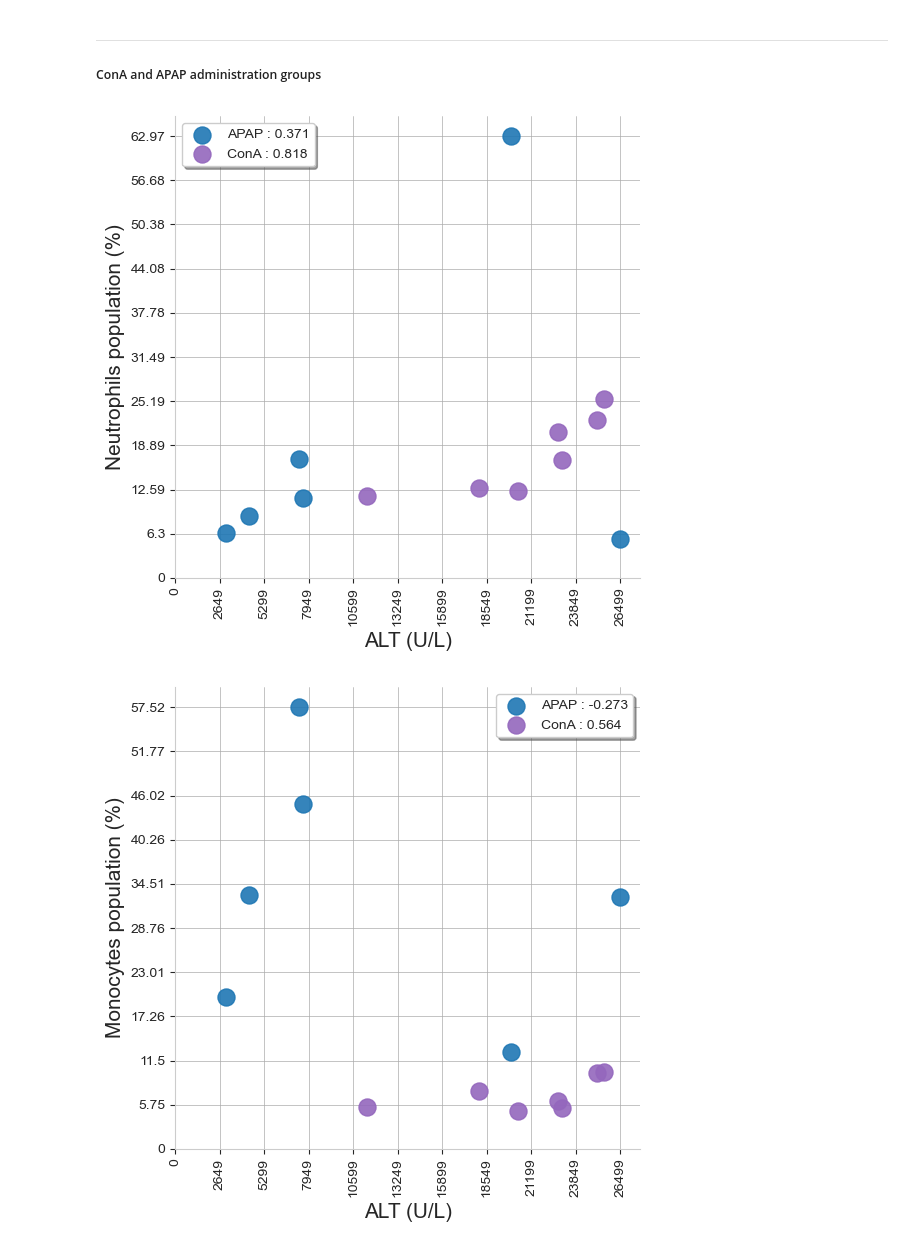
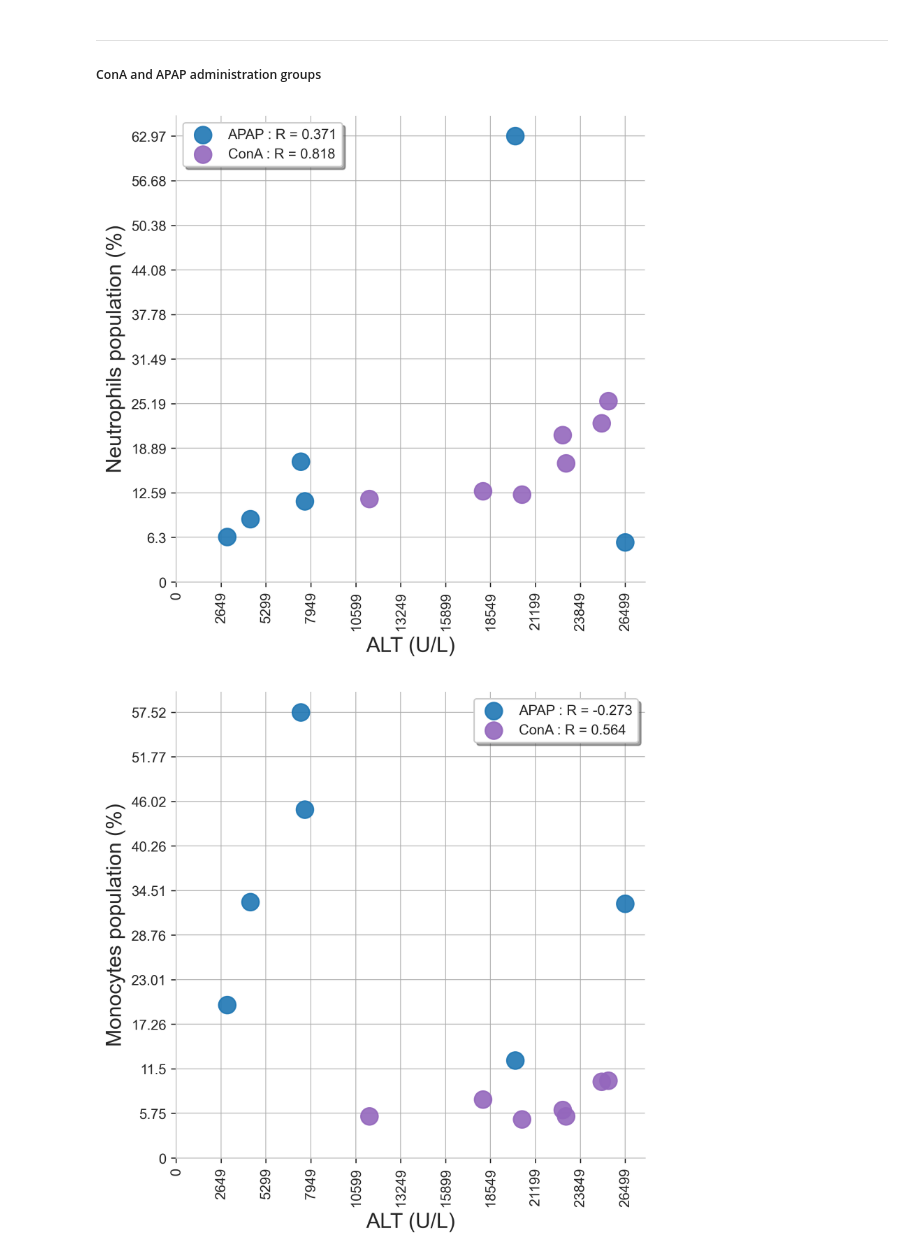
Before and after one commit to mizuno-group/LiverDeconv, a Jupyter notebook: _Figures/Figure_1/fig1_biochemistry_summary.ipynb, the cells around one changed output. Saved outputs shown, nothing was run; the diff lists cells and outputs as text; code cells hidden in the pictures.

```diff
--- a/_Figures/Figure_1/fig1_biochemistry_summary.ipynb
+++ b/_Figures/Figure_1/fig1_biochemistry_summary.ipynb
@@ -71,6 +71,7 @@ plot_multi(data=bb_values,names=comp_list,value="TBIL (mg/dL)",log_scale=False)
 ***
 ##### Blood biochemistry value and immune response
 # %%
+dpi = 300
 #%% blood biochemistry and immune correlation
 bb_df = pd.read_csv('C:/github/LiverDeconv/Data/input/blood_biochemistry_values.csv',index_col=0)
 bb_df.index = bb_df['Name'].tolist()
@@ -125,7 +126,7 @@ def plot_value_corr(deconv_df,val_df,dec_name=["CD4","CD8"],val_name=["abT"],sor
         res2_norm = [t/norm_y_max for t in res2]
         tmp_cor = round(np.corrcoef(res1_norm,res2_norm)[0][1],3)
 
-        plt.scatter(res1_norm,res2_norm,label=d+" : "+str(tmp_cor),alpha=0.9,s=70)
+        plt.scatter(res1_norm,res2_norm,label=d+" : R = "+str(tmp_cor),alpha=0.9,s=70)
 
         if min(res1)<dec_min:
             dec_min = min(res1)
@@ -152,8 +153,8 @@ def plot_value_corr(deconv_df,val_df,dec_name=["CD4","CD8"],val_name=["abT"],sor
 
     return
 
-plot_value_corr(deconv_df=bb_df, val_df=facs_target, dec_name=["ALT"],val_name=["Neutrophil"],sort_index=[],xname="ALT (U/L)",yname='Neutrophils population (%)',sep=True,title="",dpi=100)
-plot_value_corr(deconv_df=bb_df, val_df=facs_target, dec_name=["ALT"],val_name=["Monocyte"],sort_index=[],xname="ALT (U/L)",yname='Monocytes population (%)',sep=True,title="",dpi=100)
-plot_value_corr(deconv_df=bb_df, val_df=facs_target, dec_name=["ALT"],val_name=["Eosinophil"],sort_index=[],xname="ALT (U/L)",yname='Eosinophils population (%)',sep=True,title="",dpi=100)
-plot_value_corr(deconv_df=bb_df, val_df=facs_target, dec_name=["ALT"],val_name=["NK"],sort_index=[],xname="ALT (U/L)",yname='NK cells population (%)',sep=True,title="",dpi=100)
+plot_value_corr(deconv_df=bb_df, val_df=facs_target, dec_name=["ALT"],val_name=["Neutrophil"],sort_index=[],xname="ALT (U/L)",yname='Neutrophils population (%)',sep=True,title="",dpi=dpi)
+plot_value_corr(deconv_df=bb_df, val_df=facs_target, dec_name=["ALT"],val_name=["Monocyte"],sort_index=[],xname="ALT (U/L)",yname='Monocytes population (%)',sep=True,title="",dpi=dpi)
+plot_value_corr(deconv_df=bb_df, val_df=facs_target, dec_name=["ALT"],val_name=["Eosinophil"],sort_index=[],xname="ALT (U/L)",yname='Eosinophils population (%)',sep=True,title="",dpi=dpi)
+plot_value_corr(deconv_df=bb_df, val_df=facs_target, dec_name=["ALT"],val_name=["NK"],sort_index=[],xname="ALT (U/L)",yname='NK cells population (%)',sep=True,title="",dpi=dpi)
 # %% [output]
@@ -165,6 +166,7 @@ plot_value_corr(deconv_df=bb_df, val_df=facs_target, dec_name=["ALT"],val_name=[
 ***
 ##### ConA and APAP administration groups
 # %%
+dpi = 300
 #%% ConA and APAP (large variance)
 bb_df = pd.read_csv('C:/github/LiverDeconv/Data/input/blood_biochemistry_values.csv',index_col=0)
 bb_df.index = bb_df['Name'].tolist()
@@ -221,42 +223,42 @@ def plot_value_corr(deconv_df,val_df,dec_name=["CD4","CD8"],val_name=["abT"],sor
         res2_norm = [t/norm_y_max for t in res2]
         tmp_cor = round(np.corrcoef(res1_norm,res2_norm)[0][1],3)
 
-        plt.scatter(res1_norm,res2_norm,label=d+" : "+str(tmp_cor),alpha=0.9,s=150,c=color_list[i])
+        plt.scatter(res1_norm,res2_norm,label=d+" : R = "+str(tmp_cor),alpha=0.9,s=150,c=color_list[i])
 
         if min(res1)<dec_min:
             dec_min = min(res1)
         if max(res1)>dec_max:
             dec_max = max(res1)
 
     #plt.plot([dec_min,dec_max],[dec_min,dec_max],linewidth=2,color='black',linestyle='dashed',zorder=-1)
 
     #plt.text(0.3,0.05,'Cor = {}'.format(str(round(total_cor,3))), transform=ax.transAxes, fontsize=15)
 
     plt.legend(shadow=True)
     plt.xticks([0]+[0.1*i for i in range(1,11)],[str(0)]+[str(int(0.1*i*norm_x_max)) for i in range(1,11)],rotation=90)
     plt.yticks([0]+[0.1*i for i in range(1,11)],[str(0)]+[str(round(10*i*norm_y_max,2)) for i in range(1,11)])
     plt.xlabel(xname,fontsize=15)
     plt.ylabel(yname,fontsize=15)
     plt.gca().spines['right'].set_visible(False)
     plt.gca().spines['top'].set_visible(False)
     plt.gca().yaxis.set_ticks_position('left')
     plt.gca().xaxis.set_ticks_position('bottom')
     ax.set_axisbelow(True)
     ax.grid(color="#ababab",linewidth=0.5)
     plt.title(title,fontsize=15)
     plt.show()
 
     return
 
-plot_value_corr(deconv_df=bb_df, val_df=facs_target, dec_name=["ALT"],val_name=["Neutrophil"],sort_index=[],xname="ALT (U/L)",yname='Neutrophils population (%)',sep=True,title="",dpi=100)
-plot_value_corr(deconv_df=bb_df, val_df=facs_target, dec_name=["ALT"],val_name=["Monocyte"],sort_index=[],xname="ALT (U/L)",yname='Monocytes population (%)',sep=True,title="",dpi=100)
-plot_value_corr(deconv_df=bb_df, val_df=facs_target, dec_name=["ALT"],val_name=["Eosinophil"],sort_index=[],xname="ALT (U/L)",yname='Eosinophils population (%)',sep=True,title="",dpi=100)
-plot_value_corr(deconv_df=bb_df, val_df=facs_target, dec_name=["ALT"],val_name=["NK"],sort_index=[],xname="ALT (U/L)",yname='NK cells population (%)',sep=True,title="",dpi=100)
+plot_value_corr(deconv_df=bb_df, val_df=facs_target, dec_name=["ALT"],val_name=["Neutrophil"],sort_index=[],xname="ALT (U/L)",yname='Neutrophils population (%)',sep=True,title="",dpi=dpi)
+plot_value_corr(deconv_df=bb_df, val_df=facs_target, dec_name=["ALT"],val_name=["Monocyte"],sort_index=[],xname="ALT (U/L)",yname='Monocytes population (%)',sep=True,title="",dpi=dpi)
+plot_value_corr(deconv_df=bb_df, val_df=facs_target, dec_name=["ALT"],val_name=["Eosinophil"],sort_index=[],xname="ALT (U/L)",yname='Eosinophils population (%)',sep=True,title="",dpi=dpi)
+plot_value_corr(deconv_df=bb_df, val_df=facs_target, dec_name=["ALT"],val_name=["NK"],sort_index=[],xname="ALT (U/L)",yname='NK cells population (%)',sep=True,title="",dpi=dpi)
 
-plot_value_corr(deconv_df=bb_df, val_df=facs_target, dec_name=["AST"],val_name=["Neutrophil"],sort_index=[],xname="AST (U/L)",yname='Neutrophils population (%)',sep=True,title="",dpi=100)
-plot_value_corr(deconv_df=bb_df, val_df=facs_target, dec_name=["AST"],val_name=["Monocyte"],sort_index=[],xname="AST (U/L)",yname='Monocytes population (%)',sep=True,title="",dpi=100)
-plot_value_corr(deconv_df=bb_df, val_df=facs_target, dec_name=["AST"],val_name=["Eosinophil"],sort_index=[],xname="AST (U/L)",yname='Eosinophils population (%)',sep=True,title="",dpi=100)
-plot_value_corr(deconv_df=bb_df, val_df=facs_target, dec_name=["AST"],val_name=["NK"],sort_index=[],xname="AST (U/L)",yname='NK cells population (%)',sep=True,title="",dpi=100)
+plot_value_corr(deconv_df=bb_df, val_df=facs_target, dec_name=["AST"],val_name=["Neutrophil"],sort_index=[],xname="AST (U/L)",yname='Neutrophils population (%)',sep=True,title="",dpi=dpi)
+plot_value_corr(deconv_df=bb_df, val_df=facs_target, dec_name=["AST"],val_name=["Monocyte"],sort_index=[],xname="AST (U/L)",yname='Monocytes population (%)',sep=True,title="",dpi=dpi)
+plot_value_corr(deconv_df=bb_df, val_df=facs_target, dec_name=["AST"],val_name=["Eosinophil"],sort_index=[],xname="AST (U/L)",yname='Eosinophils population (%)',sep=True,title="",dpi=dpi)
+plot_value_corr(deconv_df=bb_df, val_df=facs_target, dec_name=["AST"],val_name=["NK"],sort_index=[],xname="AST (U/L)",yname='NK cells population (%)',sep=True,title="",dpi=dpi)
 # %% [output]
-[figure, old version]
+[figure, new version]
-[figure, old version]
+[figure, new version]
```
Also changed, not shown: parts of 3 cells of this notebook, 8 other files.
